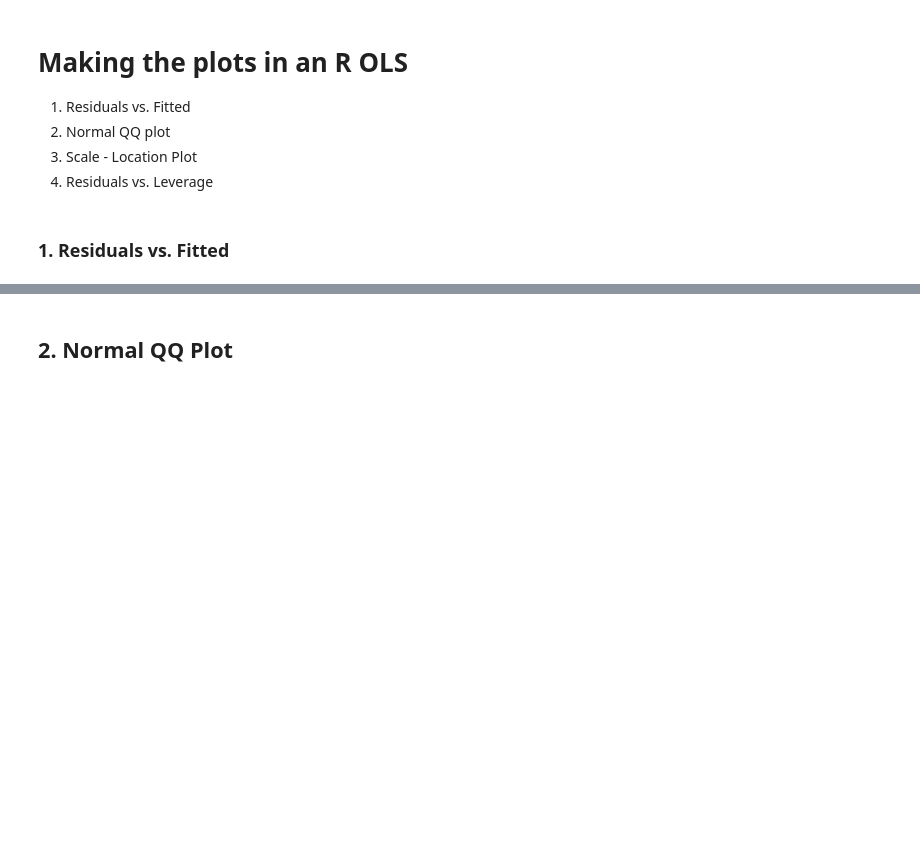
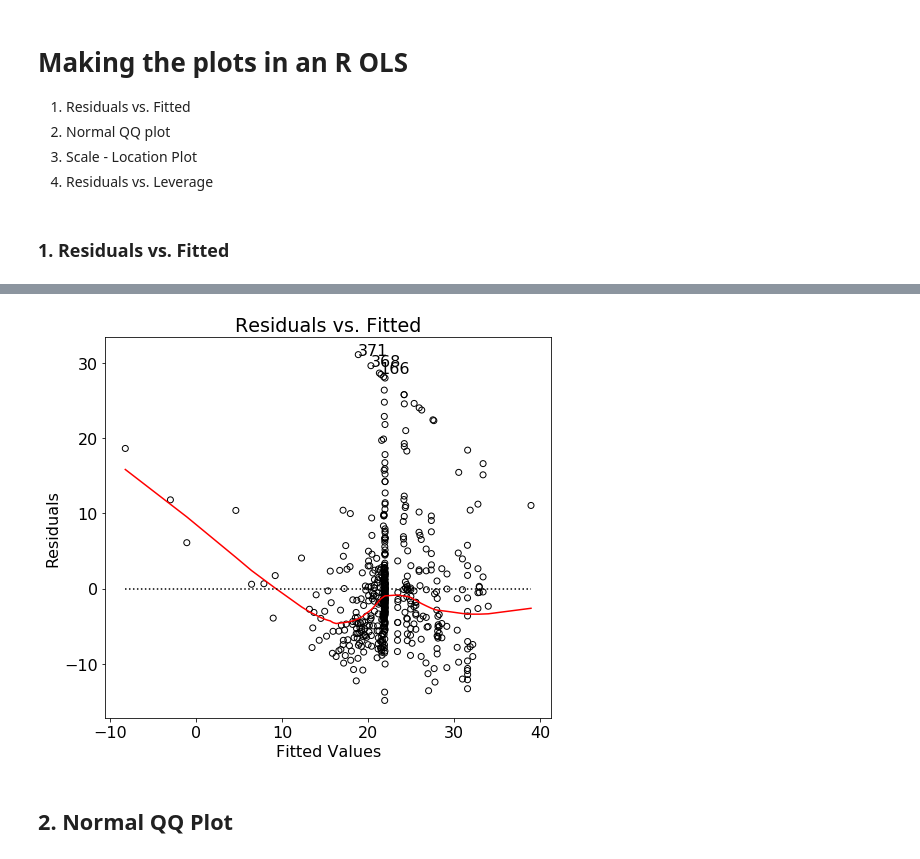
Before and after one commit to j-sadowski/FromRtoPython, a Jupyter notebook: LinearRegression.ipynb, the cells around one changed output, grey strips where cells are left out. Cells and saved outputs as stored; diff of their text form; code cells hidden in the pictures; blank space fills up the shorter version.

```diff
--- a/LinearRegression.ipynb
+++ b/LinearRegression.ipynb
@@ -96,3 +99,8 @@ plt.show()
+# %%
+OLS_Rplots.Rplot1(fitted_model = 'none',resids = residuals,fits = fitted)
+plt.show()
+# %% [output]
+[figure, added]
 # %% [markdown]
 ## 2. Normal QQ Plot
 # %%
```
Also changed, not shown: parts of 10 cells of this notebook, 2 other files.
